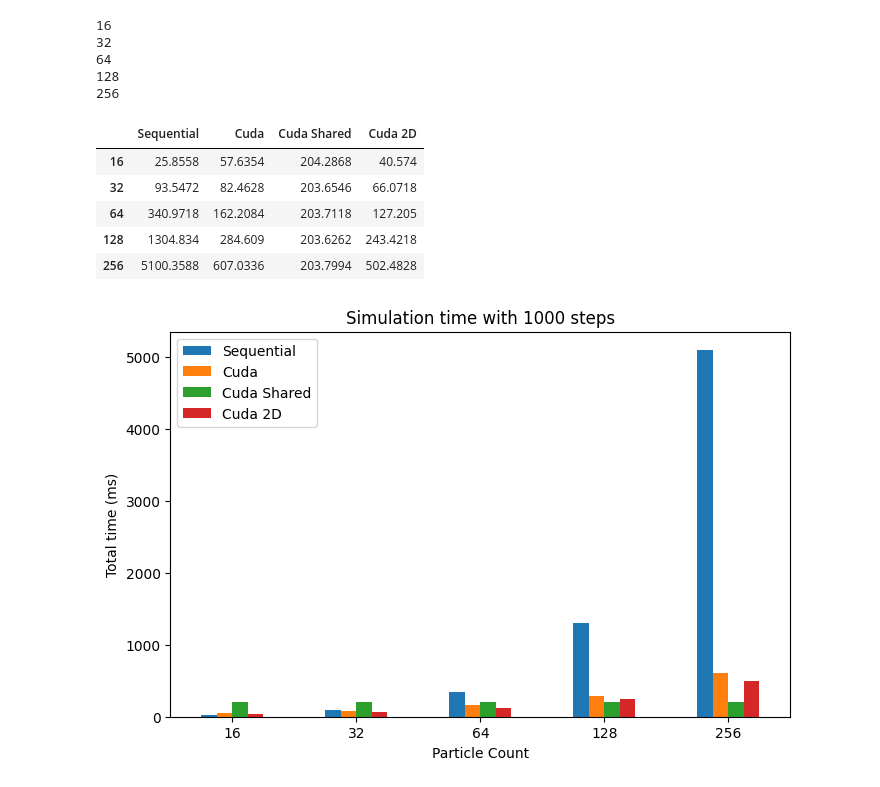
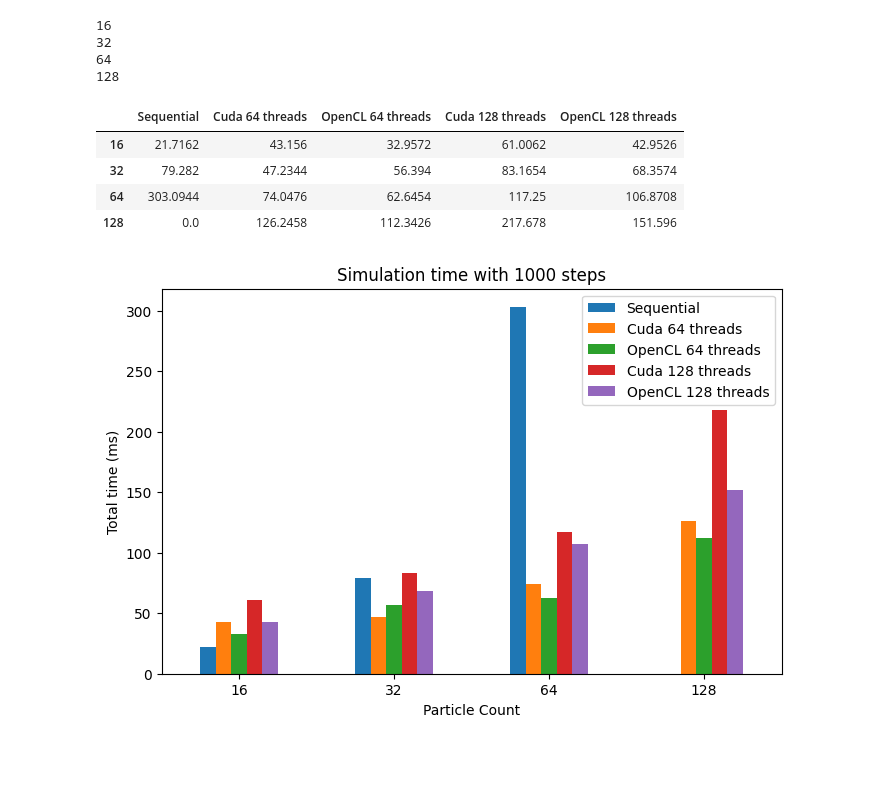
Before and after one commit to DiegoG205/GPU-Tarea2, a Jupyter notebook: graphics.ipynb, the cells around one changed output. Drawn from its saved outputs; the diff is of its cells as text; code cells hidden in the pictures; blank space fills up the shorter version.

```diff
--- a/graphics.ipynb
+++ b/graphics.ipynb
@@ -2,44 +2,52 @@
 import matplotlib.pyplot as plt
 import pandas as pd
 
-seqDf = pd.read_csv('outSeq.txt', sep=',')
-cudDf = pd.read_csv('outCuda.txt', sep=',')
-cudShDf = pd.read_csv('outCudaShared.txt', sep=',')
-cud2dDf = pd.read_csv('outCuda2D.txt', sep=',')
+seqDf = pd.read_csv('out1Seq.txt', sep=',')
+cudDf = pd.read_csv('out1Cuda.txt', sep=',')
+clDf = pd.read_csv('out1CL.txt', sep=',')
+# cudShDf = pd.read_csv('outCudaShared.txt', sep=',')
+# cud2dDf = pd.read_csv('outCuda2D.txt', sep=',')
 # %%
 import numpy as np
 
 n = seqDf["n"].drop_duplicates().to_numpy()
-avgDf = pd.DataFrame(columns=["Sequential","Cuda","Cuda Shared","Cuda 2D"], index=n)
+avgDf = pd.DataFrame(columns=["Sequential","Cuda 64 threads","OpenCL 64 threads","Cuda 128 threads","OpenCL 128 threads"], index=n)
 
 for i in n:
     print(i)
     avgSeq = 0
-    avgCud = 0
-    avgCsh = 0
-    avgC2d = 0
+    avgCud64 = 0
+    avgCL64 = 0
+    avgCud128 = 0
+    avgCL128 = 0
 
-    for index, row in seqDf.loc[seqDf["n"] == i].iterrows():
-        avgSeq += row["time"]
-    avgSeq /= len(seqDf.loc[seqDf["n"] == i])
-    avgSeq /= 1000
+    if i <= 256:
+        for index, row in seqDf.loc[seqDf["n"] == i].iterrows():
+            avgSeq += row["time"]
+        avgSeq /= len(seqDf.loc[seqDf["n"] == i])
+        avgSeq /= 1000
 
-    for index, row in cudDf.loc[cudDf["n"] == i].iterrows():
-        avgCud += row["time"]
-    avgCud /= len(cudDf.loc[cudDf["n"] == i])
-    avgCud /= 1000
+    for index, row in cudDf.loc[(cudDf["n"] == i) & (cudDf["threads"] == 64)].iterrows():
+        avgCud64 += row["time"]
+    avgCud64 /= len(cudDf.loc[(cudDf["n"] == i) & (cudDf["threads"] == 64)])
+    avgCud64 /= 1000
 
-    for index, row in cudShDf.loc[cudShDf["n"] == i].iterrows():
-        avgCsh += row["time"]
-    avgCsh /= len(cudShDf.loc[cudShDf["n"] == i])
-    avgCsh /= 1000
+    for index, row in cudDf.loc[(cudDf["n"] == i) & (cudDf["threads"] == 128)].iterrows():
+        avgCud128 += row["time"]
+    avgCud128 /= len(cudDf.loc[(cudDf["n"] == i) & (cudDf["threads"] == 128)])
+    avgCud128 /= 1000
 
-    for index, row in cud2dDf.loc[cud2dDf["n"] == i].iterrows():
-        avgC2d += row["time"]
-    avgC2d /= len(cud2dDf.loc[cud2dDf["n"] == i])
-    avgC2d /= 1000
+    for index, row in clDf.loc[(clDf["n"] == i) & (clDf["threads"] == 64)].iterrows():
+        avgCL64 += row["time"]
+    avgCL64 /= len(clDf.loc[(clDf["n"] == i) & (clDf["threads"] == 64)])
+    avgCL64 /= 1000
 
-    avgDf.loc[i] = {"Sequential": avgSeq,"Cuda": avgCud,"Cuda Shared": avgCsh,"Cuda 2D": avgC2d}
+    for index, row in clDf.loc[(clDf["n"] == i) & (clDf["threads"] == 128)].iterrows():
+        avgCL128 += row["time"]
+    avgCL128 /= len(clDf.loc[(clDf["n"] == i) & (clDf["threads"] == 128)])
+    avgCL128 /= 1000
+
+    avgDf.loc[i] = {"Sequential": avgSeq,"Cuda 64 threads": avgCud64,"OpenCL 64 threads": avgCL64,"Cuda 128 threads": avgCud128,"OpenCL 128 threads": avgCL128}
 
 
 display(avgDf)
@@ -48,14 +56,12 @@ display(avgDf)
 32
 64
 128
-256
-|  | Sequential | Cuda | Cuda Shared | Cuda 2D |
-| 16 | 25.8558 | 57.6354 | 204.2868 | 40.574 |
-| 32 | 93.5472 | 82.4628 | 203.6546 | 66.0718 |
-| 64 | 340.9718 | 162.2084 | 203.7118 | 127.205 |
-| 128 | 1304.834 | 284.609 | 203.6262 | 243.4218 |
-| 256 | 5100.3588 | 607.0336 | 203.7994 | 502.4828 |
+|  | Sequential | Cuda 64 threads | OpenCL 64 threads | Cuda 128 threads | OpenCL 128 threads |
+| 16 | 21.7162 | 43.156 | 32.9572 | 61.0062 | 42.9526 |
+| 32 | 79.282 | 47.2344 | 56.394 | 83.1654 | 68.3574 |
+| 64 | 303.0944 | 74.0476 | 62.6454 | 117.25 | 106.8708 |
+| 128 | 0.0 | 126.2458 | 112.3426 | 217.678 | 151.596 |
 # %%
-ax = avgDf.plot(kind='bar', rot=0, xlabel='Particle Count', ylabel='Total time (ms)', title='Simulation time with 1000 steps', figsize=(8, 5))
+a1_1 = avgDf.loc[[16, 32, 64, 128]].plot(kind='bar', rot=0, xlabel='Particle Count', ylabel='Total time (ms)', title='Simulation time with 1000 steps', figsize=(8, 5))
 # %% [output]
-[figure, old version]
+[figure, new version]
```
Also changed, not shown: parts of 1 cell of this notebook, 11 other files.
